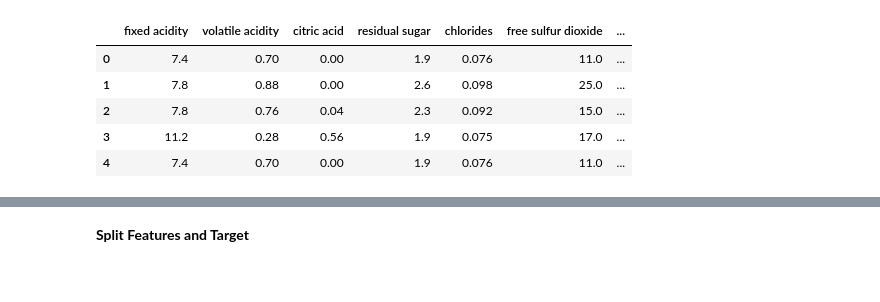
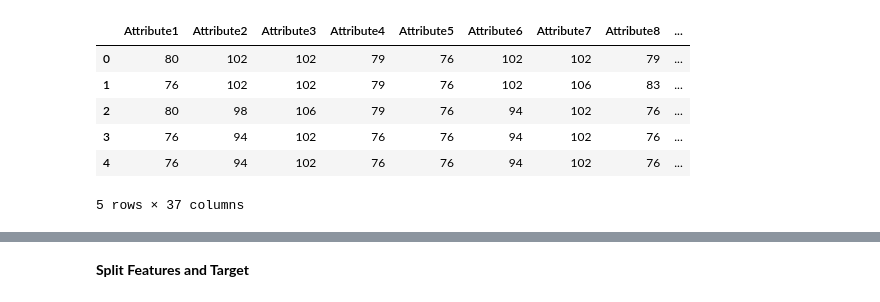
Before and after one commit to mdmohsin212/interview-prep, a Jupyter notebook: ML/Ensemble/Advance/Ensemble_project.ipynb, the cells around one changed output, grey strips where cells are left out. Drawn from its saved outputs; the diff is of its cells as text; code cells hidden in the pictures.

```diff
--- a/ML/Ensemble/Advance/Ensemble_project.ipynb
+++ b/ML/Ensemble/Advance/Ensemble_project.ipynb
@@ -17,14 +16,15 @@ import seaborn as sns
 import warnings
 warnings.filterwarnings('ignore')
 # %%
-df = pd.read_csv('C:/Users/User/Downloads/archive/WineQT.csv')
+df = pd.read_csv('C:/All Programming/Phitron/Machine learning/Books and dataset/Dataset/Public-Datasets/satellite.csv')
 df.head()
 # %% [output]
-|  | fixed acidity | volatile acidity | citric acid | residual sugar | chlorides | free sulfur dioxide | ... |
-| 0 | 7.4 | 0.70 | 0.00 | 1.9 | 0.076 | 11.0 | ... |
-| 1 | 7.8 | 0.88 | 0.00 | 2.6 | 0.098 | 25.0 | ... |
-| 2 | 7.8 | 0.76 | 0.04 | 2.3 | 0.092 | 15.0 | ... |
-| 3 | 11.2 | 0.28 | 0.56 | 1.9 | 0.075 | 17.0 | ... |
-| 4 | 7.4 | 0.70 | 0.00 | 1.9 | 0.076 | 11.0 | ... |
+|  | Attribute1 | Attribute2 | Attribute3 | Attribute4 | Attribute5 | Attribute6 | Attribute7 | Attribute8 | ... |
+| 0 | 80 | 102 | 102 | 79 | 76 | 102 | 102 | 79 | ... |
+| 1 | 76 | 102 | 102 | 79 | 76 | 102 | 106 | 83 | ... |
+| 2 | 80 | 98 | 106 | 79 | 76 | 94 | 102 | 76 | ... |
+| 3 | 76 | 94 | 102 | 76 | 76 | 94 | 102 | 76 | ... |
+| 4 | 76 | 94 | 102 | 76 | 76 | 94 | 102 | 76 | ... |
+5 rows × 37 columns
 # %%
 print(f"Shape: {df.shape}")
```
Also changed, not shown: parts of 28 cells of this notebook, 3 other files.
